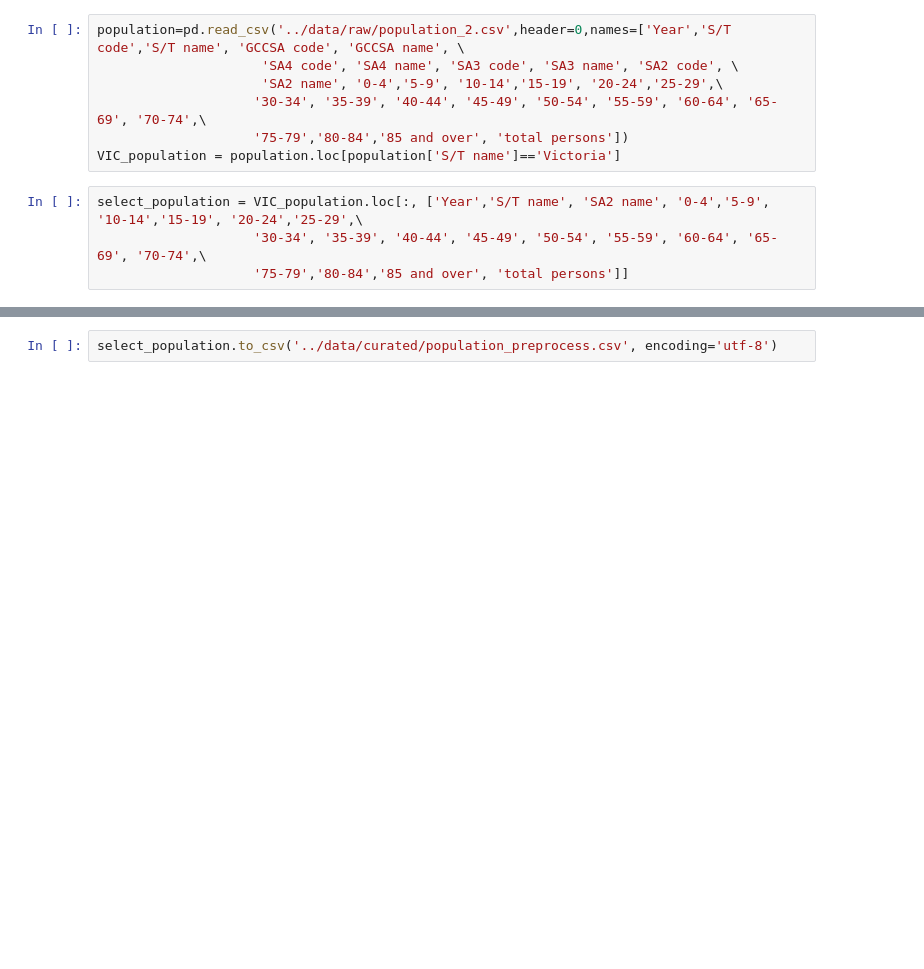
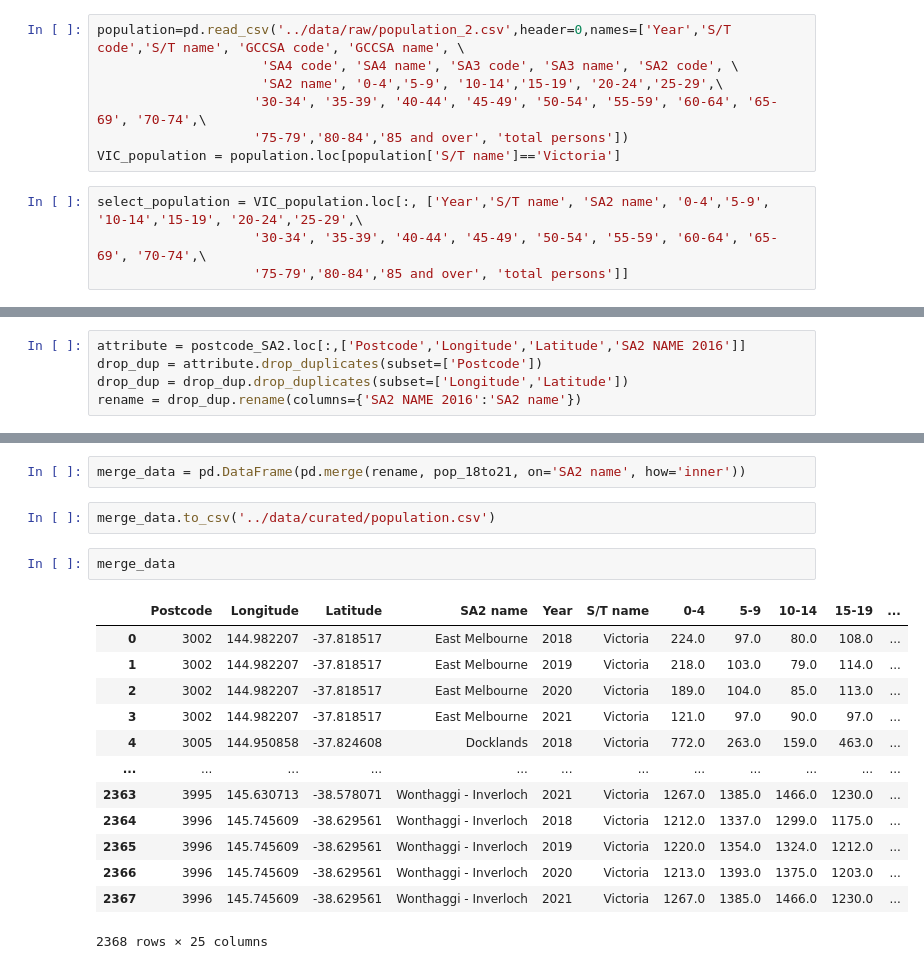
Before and after one commit to MAST30034-Applied-Data-Science/generic-real-estate-consulting-project-group-55, a Jupyter notebook: notebooks/external_data_preprocess.ipynb, the cells around one changed output, grey strips where cells are left out. Saved outputs shown, nothing was run; the diff lists cells and outputs as text; blank space fills up the shorter version.

```diff
--- a/notebooks/external_data_preprocess.ipynb
+++ b/notebooks/external_data_preprocess.ipynb
@@ -153,0 +188,5 @@ select_population = VIC_population.loc[:, ['Year','S/T name', 'SA2 name', '0-4',
+# %%
+attribute = postcode_SA2.loc[:,['Postcode','Longitude','Latitude','SA2 NAME 2016']]
+drop_dup = attribute.drop_duplicates(subset=['Postcode'])
+drop_dup = drop_dup.drop_duplicates(subset=['Longitude','Latitude'])
+rename = drop_dup.rename(columns={'SA2 NAME 2016':'SA2 name'})
@@ -154,2 +209,20 @@ select_population = VIC_population.loc[:, ['Year','S/T name', 'SA2 name', '0-4',
+# %%
+merge_data = pd.DataFrame(pd.merge(rename, pop_18to21, on='SA2 name', how='inner'))
 # %%
-select_population.to_csv('../data/curated/population_preprocess.csv', encoding='utf-8')
+merge_data.to_csv('../data/curated/population.csv')
+# %%
+merge_data
+# %% [output]
+|  | Postcode | Longitude | Latitude | SA2 name | Year | S/T name | 0-4 | 5-9 | 10-14 | 15-19 | ... |
+| 0 | 3002 | 144.982207 | -37.818517 | East Melbourne | 2018 | Victoria | 224.0 | 97.0 | 80.0 | 108.0 | ... |
+| 1 | 3002 | 144.982207 | -37.818517 | East Melbourne | 2019 | Victoria | 218.0 | 103.0 | 79.0 | 114.0 | ... |
+| 2 | 3002 | 144.982207 | -37.818517 | East Melbourne | 2020 | Victoria | 189.0 | 104.0 | 85.0 | 113.0 | ... |
+| 3 | 3002 | 144.982207 | -37.818517 | East Melbourne | 2021 | Victoria | 121.0 | 97.0 | 90.0 | 97.0 | ... |
+| 4 | 3005 | 144.950858 | -37.824608 | Docklands | 2018 | Victoria | 772.0 | 263.0 | 159.0 | 463.0 | ... |
+| ... | ... | ... | ... | ... | ... | ... | ... | ... | ... | ... | ... |
+| 2363 | 3995 | 145.630713 | -38.578071 | Wonthaggi - Inverloch | 2021 | Victoria | 1267.0 | 1385.0 | 1466.0 | 1230.0 | ... |
+| 2364 | 3996 | 145.745609 | -38.629561 | Wonthaggi - Inverloch | 2018 | Victoria | 1212.0 | 1337.0 | 1299.0 | 1175.0 | ... |
+| 2365 | 3996 | 145.745609 | -38.629561 | Wonthaggi - Inverloch | 2019 | Victoria | 1220.0 | 1354.0 | 1324.0 | 1212.0 | ... |
+| 2366 | 3996 | 145.745609 | -38.629561 | Wonthaggi - Inverloch | 2020 | Victoria | 1213.0 | 1393.0 | 1375.0 | 1203.0 | ... |
+| 2367 | 3996 | 145.745609 | -38.629561 | Wonthaggi - Inverloch | 2021 | Victoria | 1267.0 | 1385.0 | 1466.0 | 1230.0 | ... |
+2368 rows × 25 columns
```
Also changed, not shown: parts of 3 cells of this notebook.
